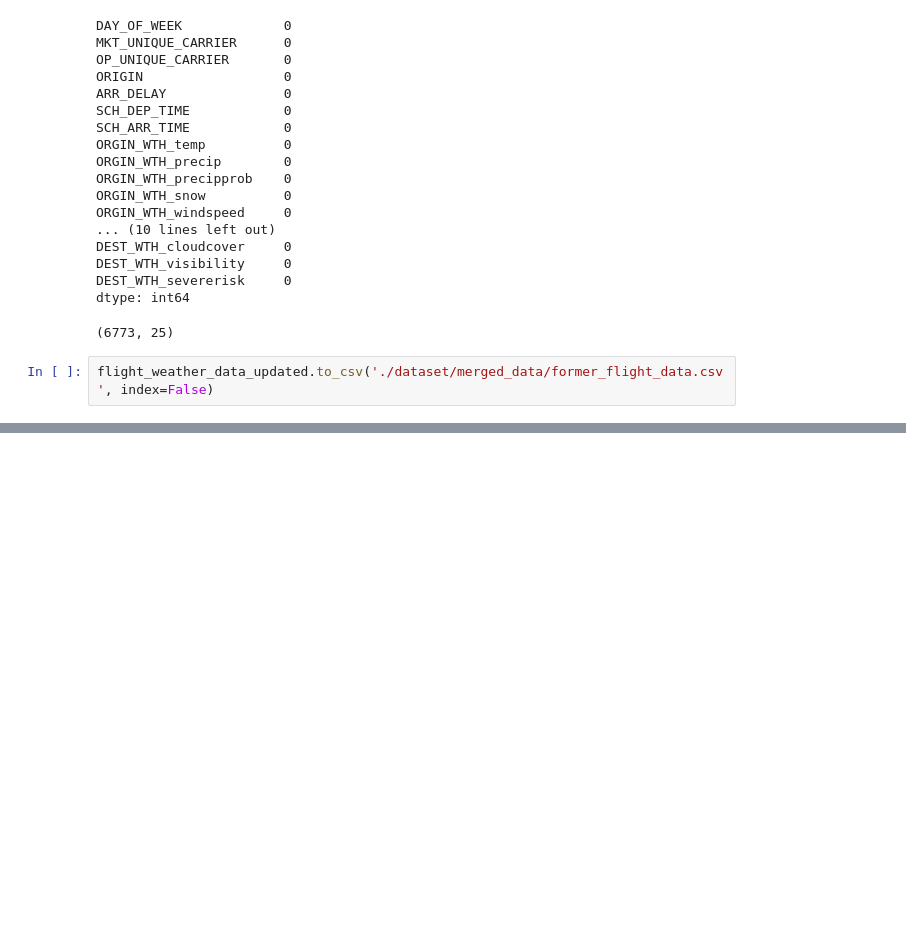
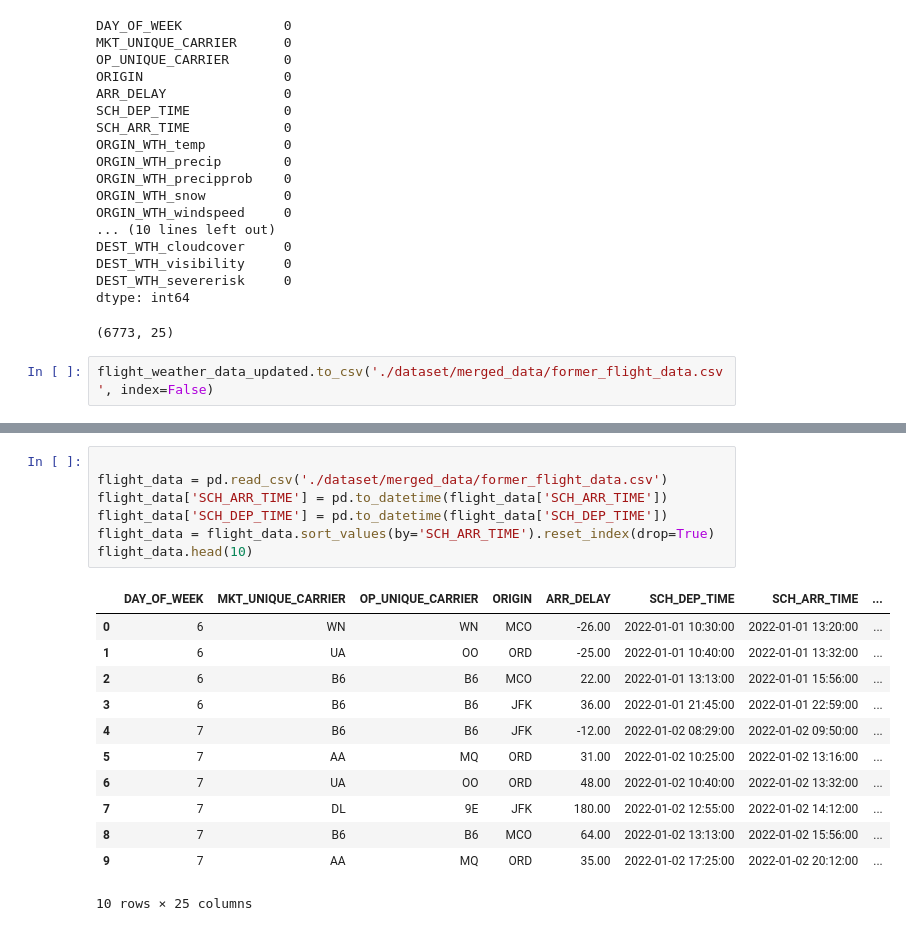
Before and after one commit to pksp99/flight-predictor, a Jupyter notebook: cis663_iml_flight_predictor_spring2024.ipynb, the cells around one changed output, grey strips where cells are left out. Cells and saved outputs as stored; diff of their text form; blank space fills up the shorter version.

```diff
--- a/cis663_iml_flight_predictor_spring2024.ipynb
+++ b/cis663_iml_flight_predictor_spring2024.ipynb
@@ -501,0 +513,20 @@ flight_weather_data_updated.to_csv('./dataset/merged_data/former_flight_data.csv
+# %%
+
+flight_data = pd.read_csv('./dataset/merged_data/former_flight_data.csv')
+flight_data['SCH_ARR_TIME'] = pd.to_datetime(flight_data['SCH_ARR_TIME'])
+flight_data['SCH_DEP_TIME'] = pd.to_datetime(flight_data['SCH_DEP_TIME'])
+flight_data = flight_data.sort_values(by='SCH_ARR_TIME').reset_index(drop=True)
+flight_data.head(10)
+# %% [output]
+|  | DAY_OF_WEEK | MKT_UNIQUE_CARRIER | OP_UNIQUE_CARRIER | ORIGIN | ARR_DELAY | SCH_DEP_TIME | SCH_ARR_TIME | ... |
+| 0 | 6 | WN | WN | MCO | -26.00 | 2022-01-01 10:30:00 | 2022-01-01 13:20:00 | ... |
+| 1 | 6 | UA | OO | ORD | -25.00 | 2022-01-01 10:40:00 | 2022-01-01 13:32:00 | ... |
+| 2 | 6 | B6 | B6 | MCO | 22.00 | 2022-01-01 13:13:00 | 2022-01-01 15:56:00 | ... |
+| 3 | 6 | B6 | B6 | JFK | 36.00 | 2022-01-01 21:45:00 | 2022-01-01 22:59:00 | ... |
+| 4 | 7 | B6 | B6 | JFK | -12.00 | 2022-01-02 08:29:00 | 2022-01-02 09:50:00 | ... |
+| 5 | 7 | AA | MQ | ORD | 31.00 | 2022-01-02 10:25:00 | 2022-01-02 13:16:00 | ... |
+| 6 | 7 | UA | OO | ORD | 48.00 | 2022-01-02 10:40:00 | 2022-01-02 13:32:00 | ... |
+| 7 | 7 | DL | 9E | JFK | 180.00 | 2022-01-02 12:55:00 | 2022-01-02 14:12:00 | ... |
+| 8 | 7 | B6 | B6 | MCO | 64.00 | 2022-01-02 13:13:00 | 2022-01-02 15:56:00 | ... |
+| 9 | 7 | AA | MQ | ORD | 35.00 | 2022-01-02 17:25:00 | 2022-01-02 20:12:00 | ... |
+10 rows × 25 columns
```
Also changed, not shown: parts of 24 cells of this notebook, 3 other files.
